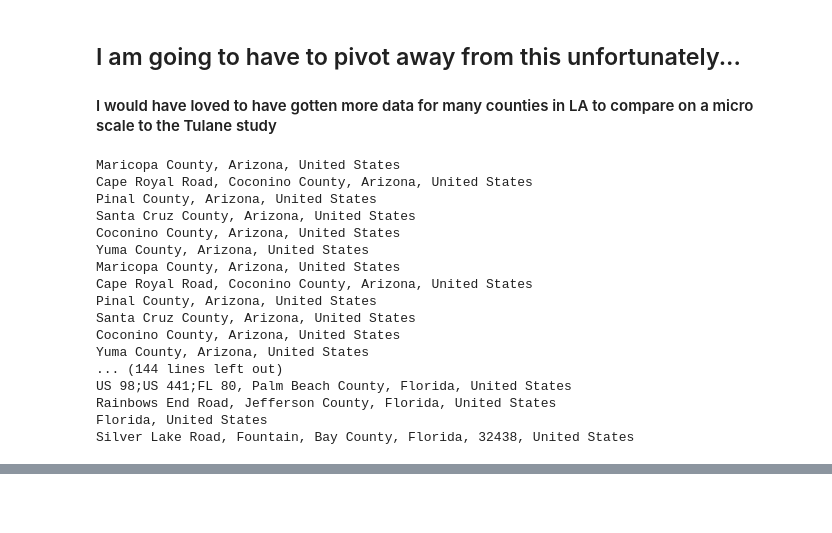
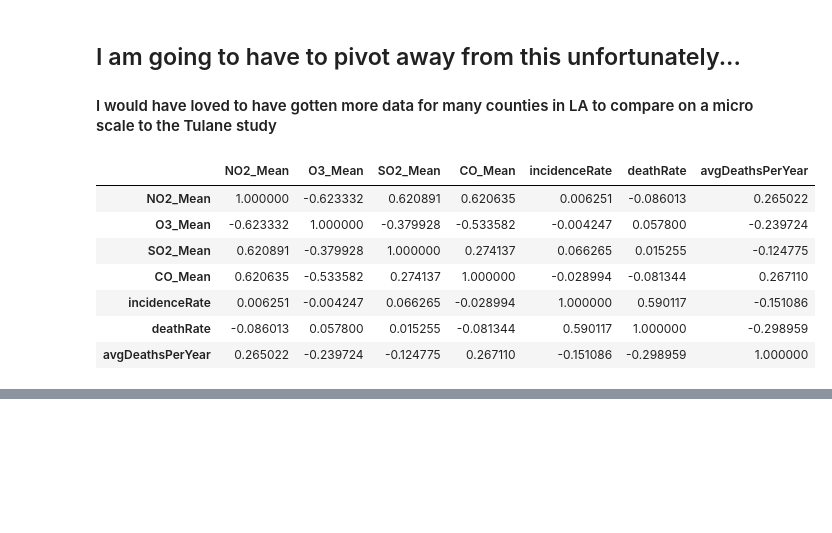
Before and after one commit to arturoAltamirano/arturoAltamirano, a Jupyter notebook: polutionLouisiana.ipynb, the cells around one changed output, grey strips where cells are left out. Cells and saved outputs as stored; diff of their text form; code cells hidden in the pictures; blank space fills up the shorter version.

```diff
--- a/polutionLouisiana.ipynb
+++ b/polutionLouisiana.ipynb
@@ -550,7 +553,7 @@ Cameron Parish, Louisiana, United States
 
 #### 23,000 samples from just 2 counties...
 # %%
-df_pollution = pd.read_csv(os.path.join(cwd, 'data', 'pollution_us_2000_2016.csv'), encoding='latin1')
+df_pollution = pd.read_csv(os.path.join(cwd, 'data', 'pollution_us_2000_2016.zip'), encoding='latin1')
 louisiana_pollution = df_pollution[df_pollution["State"] == 'Louisiana']
 
 print(len(louisiana_pollution['County']))
@@ -565,36 +568,26 @@ print(louisiana_pollution['County'].unique())
 # %%
 df_pollution.columns = df_pollution.columns.str.replace(' ', '_')
 
 N02_mean = df_pollution.groupby("County").NO2_Mean.mean()
 O3_Mean = df_pollution.groupby("County").O3_Mean.mean()
 S02_Mean = df_pollution.groupby("County").SO2_Mean.mean()
 CO_Mean = df_pollution.groupby("County").CO_Mean.mean()
 
-#merged_Louisiana = nitrogen_samples(df_nitrogen_samples, '22', 'LOUISIANA')
-merged_Arizona = nitrogen_samples(df_nitrogen_samples, '04', 'ARIZONA')
-merged_Arkansas = nitrogen_samples(df_nitrogen_samples, '05', 'ARKANSAS')
-merged_NewMexico = nitrogen_samples(df_nitrogen_samples, '35', 'NEW MEXICO')
-merged_Mississippi = nitrogen_samples(df_nitrogen_samples, '28', 'MISSISSIPPI')
-merged_Oklahoma = nitrogen_samples(df_nitrogen_samples, '40', 'OKLAHOMA')
-merged_Texas = nitrogen_samples(df_nitrogen_samples, '48', 'TEXAS')
-merged_Alabama = nitrogen_samples(df_nitrogen_samples, '01', 'ALABAMA')
-merged_Georgia = nitrogen_samples(df_nitrogen_samples, '13', 'GEORGIA')
-merged_Florida = nitrogen_samples(df_nitrogen_samples, '12', 'FLORIDA')
+pollution_means = pd.concat([N02_mean, O3_Mean, S02_Mean, CO_Mean], axis=1).reset_index()
+merged_final = merged_south.merge(pollution_means, on="County", how="left")
+
+variables = ["NO2_Mean", "O3_Mean", "SO2_Mean", "CO_Mean",
+             "incidenceRate", "deathRate", "avgDeathsPerYear"]
+
+merged_final = merged_final.dropna()
+
+merged_final[variables].corr()
 # %% [output]
-Maricopa County, Arizona, United States
-Cape Royal Road, Coconino County, Arizona, United States
-Pinal County, Arizona, United States
-Santa Cruz County, Arizona, United States
-Coconino County, Arizona, United States
-Yuma County, Arizona, United States
-Maricopa County, Arizona, United States
-Cape Royal Road, Coconino County, Arizona, United States
-Pinal County, Arizona, United States
-Santa Cruz County, Arizona, United States
-Coconino County, Arizona, United States
-Yuma County, Arizona, United States
-... (144 lines left out)
-US 98;US 441;FL 80, Palm Beach County, Florida, United States
-Rainbows End Road, Jefferson County, Florida, United States
-Florida, United States
-Silver Lake Road, Fountain, Bay County, Florida, 32438, United States
+|  | NO2_Mean | O3_Mean | SO2_Mean | CO_Mean | incidenceRate | deathRate | avgDeathsPerYear |
+| NO2_Mean | 1.000000 | -0.623332 | 0.620891 | 0.620635 | 0.006251 | -0.086013 | 0.265022 |
+| O3_Mean | -0.623332 | 1.000000 | -0.379928 | -0.533582 | -0.004247 | 0.057800 | -0.239724 |
+| SO2_Mean | 0.620891 | -0.379928 | 1.000000 | 0.274137 | 0.066265 | 0.015255 | -0.124775 |
+| CO_Mean | 0.620635 | -0.533582 | 0.274137 | 1.000000 | -0.028994 | -0.081344 | 0.267110 |
+| incidenceRate | 0.006251 | -0.004247 | 0.066265 | -0.028994 | 1.000000 | 0.590117 | -0.151086 |
+| deathRate | -0.086013 | 0.057800 | 0.015255 | -0.081344 | 0.590117 | 1.000000 | -0.298959 |
+| avgDeathsPerYear | 0.265022 | -0.239724 | -0.124775 | 0.267110 | -0.151086 | -0.298959 | 1.000000 |
```
Also changed, not shown: parts of 12 cells of this notebook, 1 other file.
